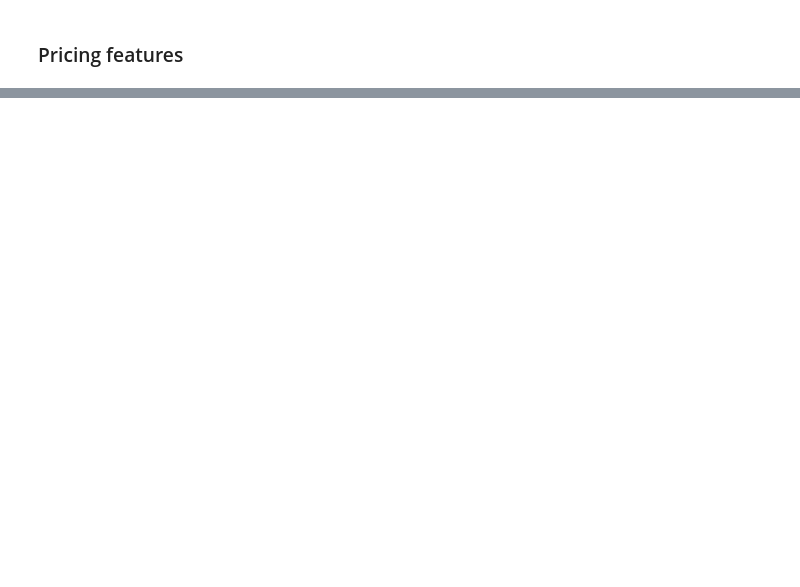
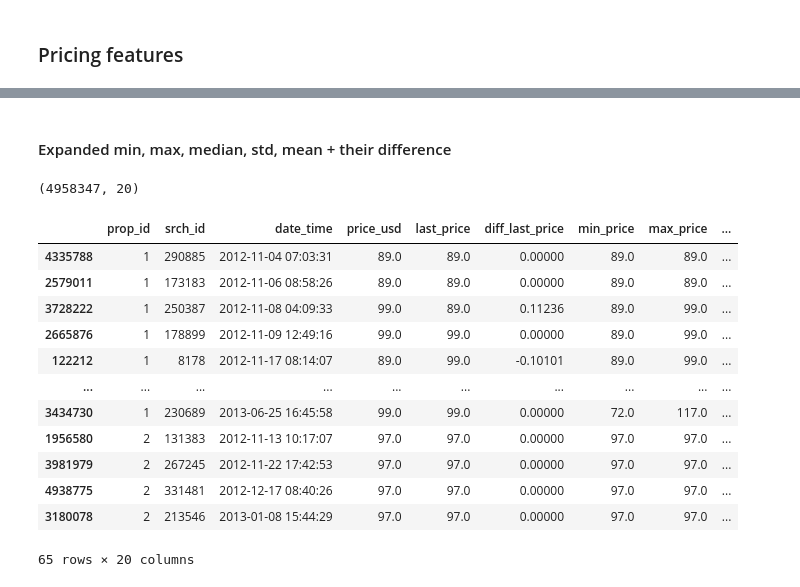
Before and after one commit to tituspellegrom/DataMiningTechniques, a Jupyter notebook: Assignment2/exploration_backup.ipynb, the cells around one changed output, grey strips where cells are left out. Saved outputs shown, nothing was run; the diff lists cells and outputs as text; code cells hidden in the pictures; blank space fills up the shorter version.

```diff
--- a/Assignment2/exploration_backup.ipynb
+++ b/Assignment2/exploration_backup.ipynb
@@ -354,5 +859,6 @@ df_stage6 = pd.merge(df_stage5, srch_holidays, on='srch_id', how='left')
 # %%
-df_prop = df[['prop_id', 'srch_id', 'date_time', 'price_usd']].set_index(['prop_id', 'date_time']).sort_index()
+df_prop = df[['prop_id', 'srch_id', 'date_time', 'price_usd']].sort_values(['prop_id', 'date_time'])
 
-df_prop['last_price'] = df_prop.groupby(level=0)['price_usd'].shift().fillna(df_prop['price_usd'])  # use same price
+df_prop['last_price'] = df_prop.groupby('prop_id')['price_usd'].shift().fillna(df_prop['price_usd'])  # use same price
 df_prop['diff_last_price'] = (df_prop['price_usd'] - df_prop['last_price']) / df_prop['last_price']
+display(df_prop.head())
@@ -359,9 +872,39 @@ df_prop['diff_last_price'] = (df_prop['price_usd'] - df_prop['last_price']) / df
-# %%
-def rolling_min(series):
-    expand_min = series.expanding().min()
-
-    print(series)
-
-
-df_prop['min_price'] = df_prop[:100].groupby(level=0)['price_usd'].apply(rolling_min)
-display(df_prop.head(65))
+# %% [markdown]
+#### Expanded min, max, median, std, mean + their difference
+# %%
+def percentile(n):
+    def percentile_(x):
+        return np.percentile(x, n)
+    percentile_.__name__ = f'percentile_{x}%'
+    return percentile_
+# %%
+aggregates = {f'{fn}_price': fn
+              for fn in ['min', 'max', 'median', 'std', 'mean', 'count']}
+aggregates.update({'price_percentile_25%': percentile(25), 'price_percentile_75%': percentile(75)})
+
+df_prop[list(aggregates.keys())] = df_prop.groupby('prop_id')['price_usd'].expanding().agg(list(aggregates.values())).fillna(0).values
+# %%
+diff_ignore = ['std', 'count']
+for col_name, fn in aggregates.items():
+    if fn in diff_ignore:  # doesn't make sense
+        continue
+
+    df_prop[f'diff_{col_name}'] = (df_prop['price_usd'] - df_prop[col_name]) / df_prop[col_name]
+
+print(df_prop.shape)
+display(df_prop.head(65))
+# %% [output]
+(4958347, 20)
+|  | prop_id | srch_id | date_time | price_usd | last_price | diff_last_price | min_price | max_price | ... |
+| 4335788 | 1 | 290885 | 2012-11-04 07:03:31 | 89.0 | 89.0 | 0.00000 | 89.0 | 89.0 | ... |
+| 2579011 | 1 | 173183 | 2012-11-06 08:58:26 | 89.0 | 89.0 | 0.00000 | 89.0 | 89.0 | ... |
+| 3728222 | 1 | 250387 | 2012-11-08 04:09:33 | 99.0 | 89.0 | 0.11236 | 89.0 | 99.0 | ... |
+| 2665876 | 1 | 178899 | 2012-11-09 12:49:16 | 99.0 | 99.0 | 0.00000 | 89.0 | 99.0 | ... |
+| 122212 | 1 | 8178 | 2012-11-17 08:14:07 | 89.0 | 99.0 | -0.10101 | 89.0 | 99.0 | ... |
+| ... | ... | ... | ... | ... | ... | ... | ... | ... | ... |
+| 3434730 | 1 | 230689 | 2013-06-25 16:45:58 | 99.0 | 99.0 | 0.00000 | 72.0 | 117.0 | ... |
+| 1956580 | 2 | 131383 | 2012-11-13 10:17:07 | 97.0 | 97.0 | 0.00000 | 97.0 | 97.0 | ... |
+| 3981979 | 2 | 267245 | 2012-11-22 17:42:53 | 97.0 | 97.0 | 0.00000 | 97.0 | 97.0 | ... |
+| 4938775 | 2 | 331481 | 2012-12-17 08:40:26 | 97.0 | 97.0 | 0.00000 | 97.0 | 97.0 | ... |
+| 3180078 | 2 | 213546 | 2013-01-08 15:44:29 | 97.0 | 97.0 | 0.00000 | 97.0 | 97.0 | ... |
+65 rows × 20 columns
```
Also changed, not shown: parts of 50 cells of this notebook.
